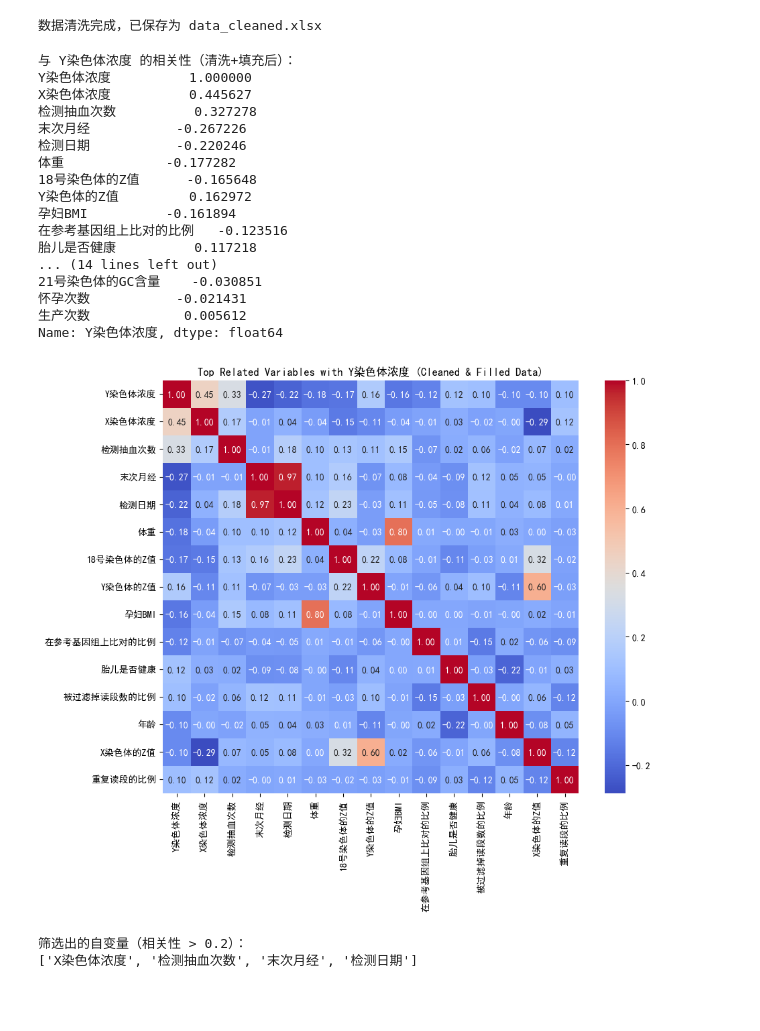
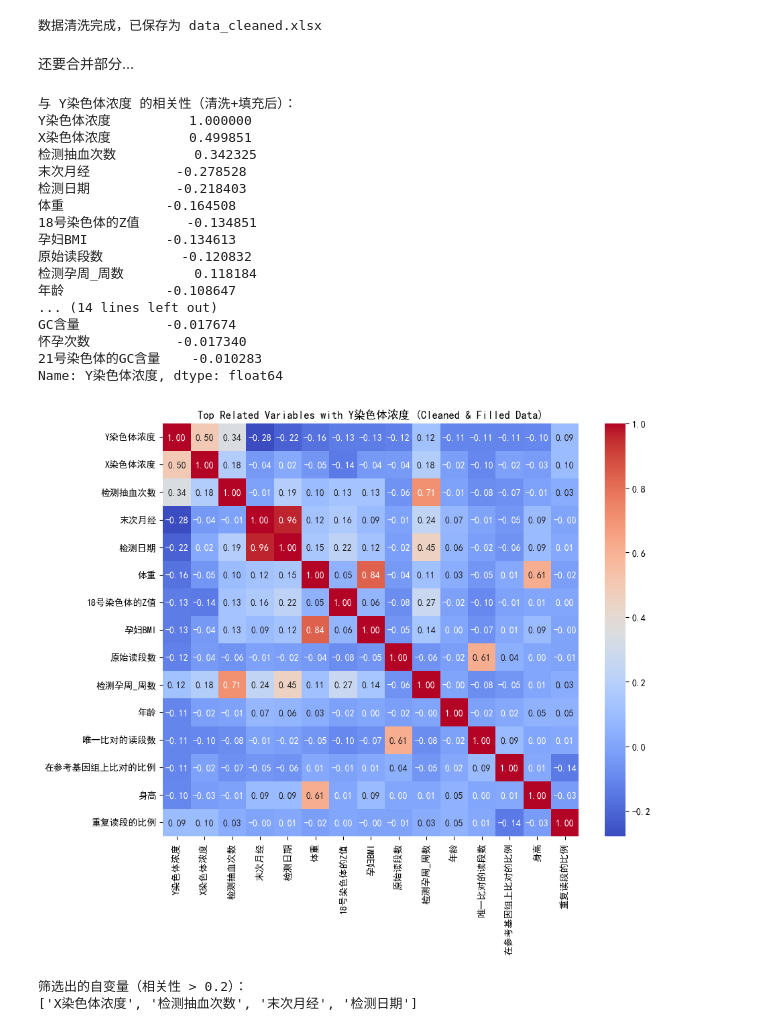
Before and after one commit to heerheer/sxjm-2025-school, a Jupyter notebook: pre_process.ipynb, the cells around one changed output. Cells and saved outputs as stored; diff of their text form; code cells hidden in the pictures; blank space fills up the shorter version.

```diff
--- a/pre_process.ipynb
+++ b/pre_process.ipynb
@@ -74,3 +74,5 @@ df.to_csv('data_cleaned.csv', index=False)
 print("数据清洗完成，已保存为 data_cleaned.xlsx")
 # %% [output]
 数据清洗完成，已保存为 data_cleaned.xlsx
+# %% [markdown]
+还要合并部分...
@@ -86,6 +97,7 @@ plt.rcParams['axes.unicode_minus'] = False
 # 1. 读取数据
 df = pd.read_csv('data_cleaned.csv')
 
+
 # 2. 只保留关键列非空（Y染色体浓度）
 df_male = df[df['Y染色体浓度'].notnull()]
 
@@ -94,17 +106,31 @@ numeric_df = df_male.select_dtypes(include=['float64', 'int64'])
 
 numeric_df = numeric_df.drop(['序号'], axis=1)
 
+
+
+# 保存各个特征的mean和标准差到feature_mean_std.csv
+feature_mean = numeric_df.mean()
+feature_std = numeric_df.std()
+feature_mean_std = pd.DataFrame({'特征名': numeric_df.columns,
+                                 '均值': feature_mean,
+                                 '标准差': feature_std})
+feature_mean_std.to_csv('feature_mean_std.csv', index=False)
+
 # 标准化numeric_df
-numeric_df = (numeric_df - numeric_df.mean()) / numeric_df.std()
-
+# 不标准化部分列
+excluded_cols = ['孕妇代码', 'IVF妊娠', '怀孕次数', '生产次数', '胎儿是否健康',"Y染色体浓度",'X染色体浓度']
+std_cols = [col for col in numeric_df.columns if col not in excluded_cols]
+# 标准化部分列
+numeric_df[std_cols] = (numeric_df[std_cols] - numeric_df[std_cols].mean()) / numeric_df[std_cols].std()
 
 
 # 4. 缺失值填充（这里用列的中位数填充，你也可以改成均值或0）
 numeric_df_filled = numeric_df.apply(lambda col: col.fillna(col.median()))
 
+
 # 5. 3σ准则剔除异常值（按列处理）
 def three_sigma_filter(df,
-                       excluded_cols=['年龄', '身高', '体重', 'IVF妊娠', '怀孕次数', '生产次数', '胎儿是否健康']):
+                       excluded_cols=excluded_cols):
     df_filtered = df.copy()
     for col in df_filtered.columns:
         if col in excluded_cols:
@@ -115,56 +141,61 @@ def three_sigma_filter(df,
         df_filtered = df_filtered[mask]
     return df_filtered
 
-numeric_df_clean = three_sigma_filter(numeric_df_filled)
+
+
+merged = pd.concat([df_male['孕妇代码'], numeric_df_filled], axis=1)
+
+
+merged = three_sigma_filter(merged)
+
 
 
 # 保存为data_processed.csv
-numeric_df_clean.to_csv('data_processed_std.csv', index=False)
-
+merged.to_csv('data_processed_std.csv', index=False)
 
 # 6. 计算相关系数矩阵（pairwise 方式，自动忽略缺失值）
-corr_matrix = numeric_df_clean.corr(method='pearson')
+corr_matrix = numeric_df_filled.corr(method='pearson')
 
 # 7. 提取与 Y染色体浓度 的相关性
 target_corr = corr_matrix['Y染色体浓度'].sort_values(key=abs, ascending=False)
 
 # 排序后输出
 target_corr = target_corr.sort_values(key=abs, ascending=False)
 print("与 Y染色体浓度 的相关性（清洗+填充后）：")
 print(target_corr)
 
 # 8. 可视化热力图（前15个相关性最高的变量）
 top_vars = target_corr.index[:15]
 plt.figure(figsize=(10, 8))
 sns.heatmap(corr_matrix.loc[top_vars, top_vars], annot=True, cmap='coolwarm', fmt=".2f")
 plt.title('Top Related Variables with Y染色体浓度 (Cleaned & Filled Data)')
 plt.show()
 
 # 9. 根据阈值筛选变量（绝对相关性 > 0.2）
 threshold = 0.2
 selected_vars = target_corr[abs(target_corr) > threshold].index.tolist()
 selected_vars = [v for v in selected_vars if v != 'Y染色体浓度']
 
 print(f"筛选出的自变量（相关性 > {threshold}）：")
 print(selected_vars)
 # %% [output]
 与 Y染色体浓度 的相关性（清洗+填充后）：
 Y染色体浓度          1.000000
-X染色体浓度          0.445627
-检测抽血次数          0.327278
-末次月经           -0.267226
-检测日期           -0.220246
-体重             -0.177282
-18号染色体的Z值      -0.165648
-Y染色体的Z值         0.162972
-孕妇BMI          -0.161894
-在参考基因组上比对的比例   -0.123516
-胎儿是否健康          0.117218
+X染色体浓度          0.499851
+检测抽血次数          0.342325
+末次月经           -0.278528
+检测日期           -0.218403
+体重             -0.164508
+18号染色体的Z值      -0.134851
+孕妇BMI          -0.134613
+原始读段数          -0.120832
+检测孕周_周数         0.118184
+年龄             -0.108647
 ... (14 lines left out)
-21号染色体的GC含量    -0.030851
-怀孕次数           -0.021431
-生产次数            0.005612
+GC含量           -0.017674
+怀孕次数           -0.017340
+21号染色体的GC含量    -0.010283
 Name: Y染色体浓度, dtype: float64
-[figure, old version]
+[figure, new version]
 筛选出的自变量（相关性 > 0.2）：
 ['X染色体浓度', '检测抽血次数', '末次月经', '检测日期']
```
Also changed, not shown: parts of 2 cells of this notebook, 22 other files.
